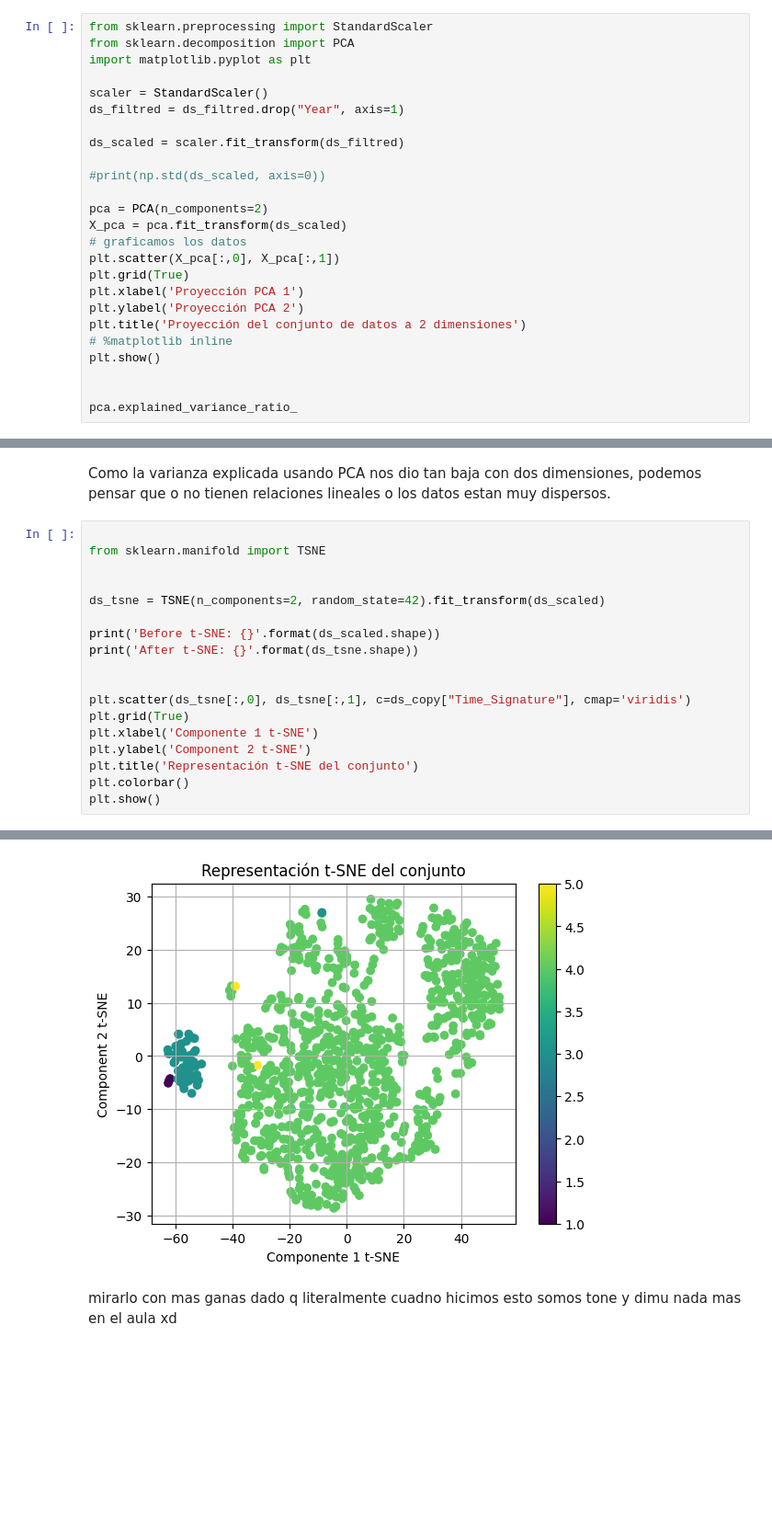
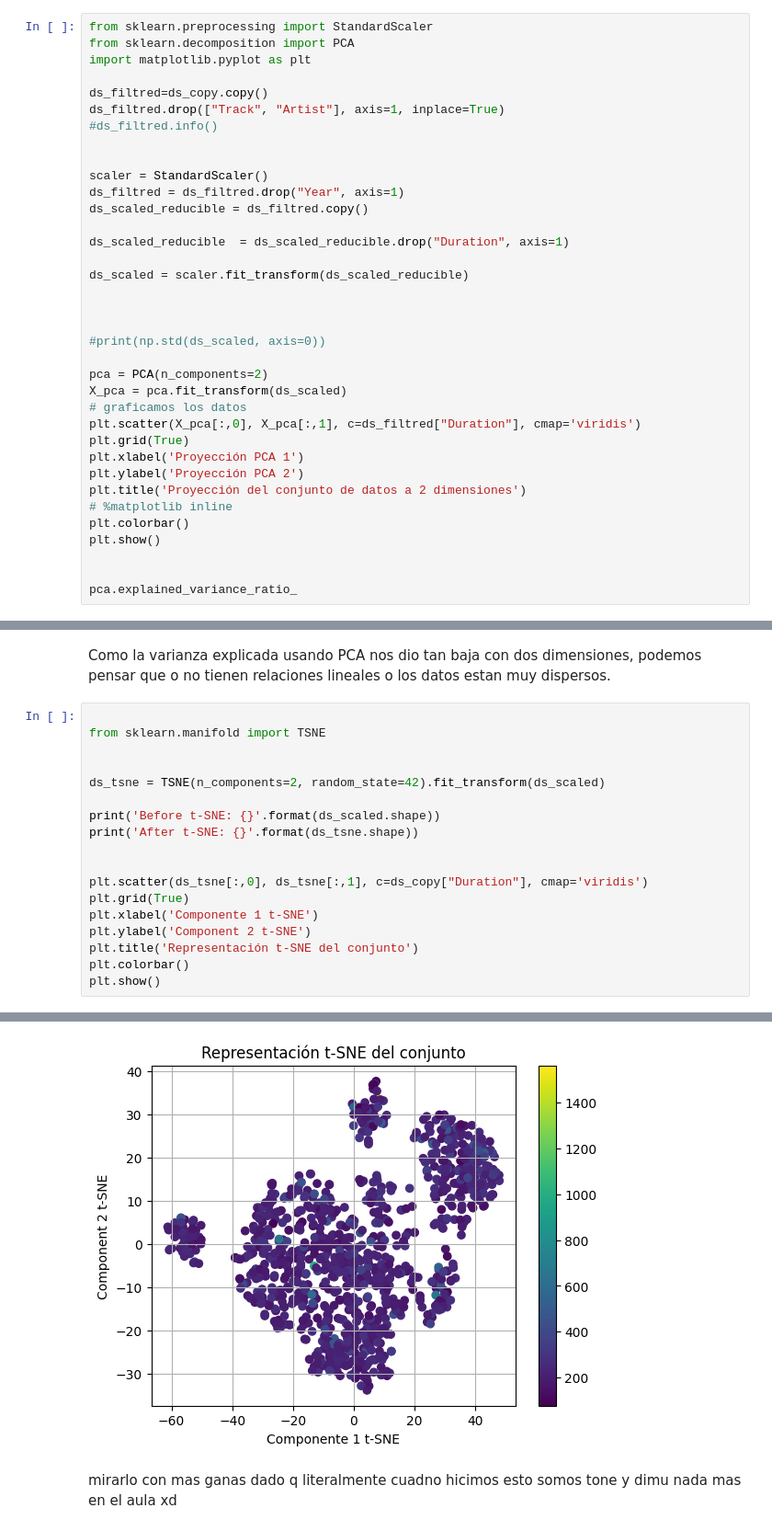
Before and after one commit to AgustinDimuro/tpeFundamentos, a Jupyter notebook: TPEspecial.ipynb, the cells around one changed output, grey strips where cells are left out. Shown at 92% size. Cells and saved outputs as stored; diff of their text form; blank space fills up the shorter version.

```diff
--- a/TPEspecial.ipynb
+++ b/TPEspecial.ipynb
@@ -537,22 +515,33 @@ from sklearn.preprocessing import StandardScaler
 from sklearn.decomposition import PCA
 import matplotlib.pyplot as plt
 
+ds_filtred=ds_copy.copy()
+ds_filtred.drop(["Track", "Artist"], axis=1, inplace=True)
+#ds_filtred.info()
+
+
 scaler = StandardScaler()
 ds_filtred = ds_filtred.drop("Year", axis=1)
+ds_scaled_reducible = ds_filtred.copy()
 
-ds_scaled = scaler.fit_transform(ds_filtred)
+ds_scaled_reducible  = ds_scaled_reducible.drop("Duration", axis=1)
+
+ds_scaled = scaler.fit_transform(ds_scaled_reducible)
+
+
 
 #print(np.std(ds_scaled, axis=0))
 
 pca = PCA(n_components=2)
 X_pca = pca.fit_transform(ds_scaled)
 # graficamos los datos
-plt.scatter(X_pca[:,0], X_pca[:,1])
+plt.scatter(X_pca[:,0], X_pca[:,1], c=ds_filtred["Duration"], cmap='viridis')
 plt.grid(True)
 plt.xlabel('Proyección PCA 1')
 plt.ylabel('Proyección PCA 2')
 plt.title('Proyección del conjunto de datos a 2 dimensiones')
 # %matplotlib inline
+plt.colorbar()
 plt.show()
 
 
@@ -573,7 +562,7 @@ print('Before t-SNE: {}'.format(ds_scaled.shape))
 print('After t-SNE: {}'.format(ds_tsne.shape))
 
 
-plt.scatter(ds_tsne[:,0], ds_tsne[:,1], c=ds_copy["Time_Signature"], cmap='viridis')
+plt.scatter(ds_tsne[:,0], ds_tsne[:,1], c=ds_copy["Duration"], cmap='viridis')
 plt.grid(True)
 plt.xlabel('Componente 1 t-SNE')
 plt.ylabel('Component 2 t-SNE')
@@ -585,5 +574,5 @@ Before t-SNE: (980, 14)
 After t-SNE: (980, 2)
-[figure, old version]
+[figure, new version]
 # %% [markdown]
 mirarlo con mas ganas dado q literalmente cuadno hicimos esto somos tone y dimu nada mas en el aula xd
 # %%
```
Also changed, not shown: parts of 10 cells of this notebook.
